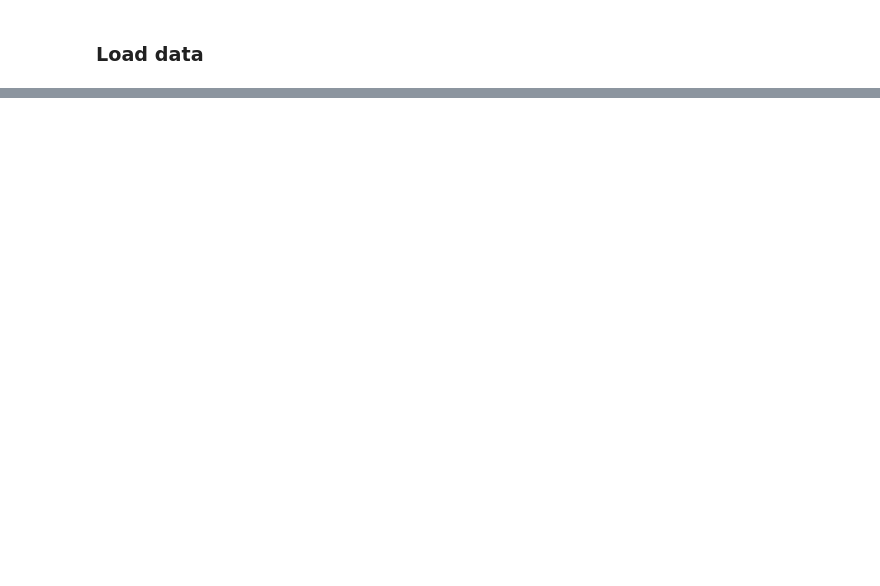
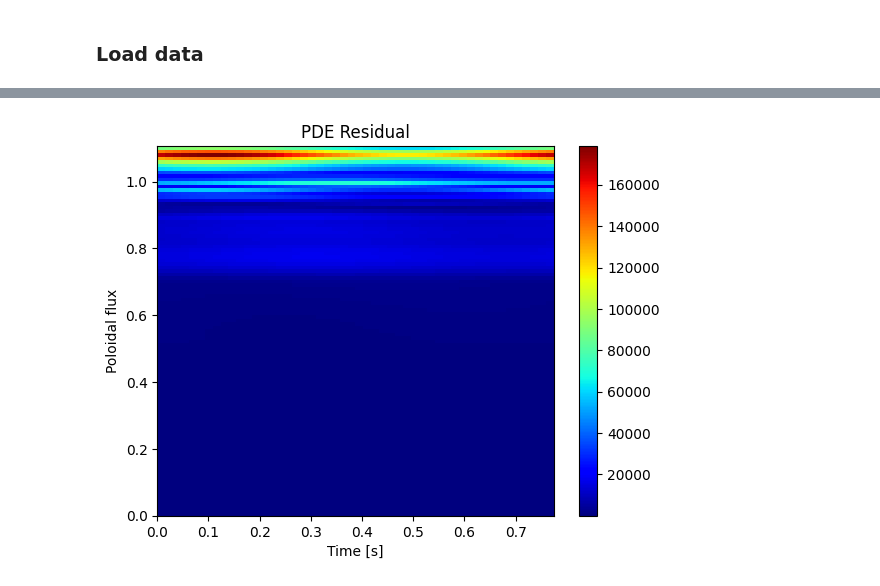
Before and after one commit to MEGAjosni/Master-Thesis, a Jupyter notebook: scripts/Plasma-Playground.ipynb, the cells around one changed output, grey strips where cells are left out. Drawn from its saved outputs; the diff is of its cells as text; code cells hidden in the pictures; blank space fills up the shorter version.

```diff
--- a/scripts/Plasma-Playground.ipynb
+++ b/scripts/Plasma-Playground.ipynb
@@ -11,5 +6,5 @@ from utils.UPINN import UPINN
 # %% [markdown]
 ### Load data
 # %%
-data_files = np.load('../data/100134_1.8MW_55s_aaro_5_3.npz', allow_pickle=True)
+data_files = np.load('100134_1.8MW_55s_aaro_5_3.npz', allow_pickle=True)
 data = {key: data_files[key] for key in data_files.files}
@@ -15,0 +13,14 @@ data = {key: data_files[key] for key in data_files.files}
+# %%
+prob = data['prob'][()]
+
+psi_n = prob['x']                   # Normalized poloidal flux
+D = prob['D']                       # Diffusion coefficient
+V = prob['V']                       # Volume
+S = prob['S']                       # Source term
+dVdx = prob['dVdx'].reshape(-1, 1)  # Volume gradient ???
+g1 = prob['g1'].reshape(-1, 1)      # ???
+g2 = prob['g2'].reshape(-1, 1)      # ???
+bc = prob['bc']                     # Boundary condition at psi_n ≈ 1.106 (or 1.0 ???)
+n0 = prob['n0']                     # Initial density
+t = prob['tout']                    # Time
+itaupar = prob['itaupar']           # Parallel loss time
@@ -15,0 +29,4 @@ data = {key: data_files[key] for key in data_files.files}
+# %%
+sol = data['sol'][()]
+
+n_e = sol['ne']                     # Electron density (Found solution)
@@ -15,0 +49,26 @@ data = {key: data_files[key] for key in data_files.files}
+# %%
+rho = np.sqrt(psi_n)
+dVdrho = dVdx * 2 * rho.reshape(-1, 1)
+
+# Temporal derivative
+dndt = np.gradient(n_e, t, axis=1)
+
+# Spatial derivative
+dndx = np.gradient(n_e, rho, axis=0)
+d2ndx2 = np.gradient(dndx, rho, axis=0)
+
+# Transport term
+transport = dVdrho * g2 * D * dndx - g1 * V * n_e
+dtransportdx = np.gradient(transport, rho, axis=0)
+
+residual = dVdx*dndt - (dtransportdx + np.gradient((S - n_e * itaupar), rho, axis=0))
+
+
+plt.imshow(abs(residual), aspect='auto', cmap='jet', origin='lower', extent=[t[0], t[-1], psi_n[0], psi_n[-1]])
+plt.xlabel('Time [s]')
+plt.ylabel('Poloidal flux')
+plt.title('PDE Residual')
+plt.colorbar()
+plt.show()
+# %% [output]
+[figure, added]
```
Also changed, not shown: parts of 33 cells of this notebook, 6 other files.
